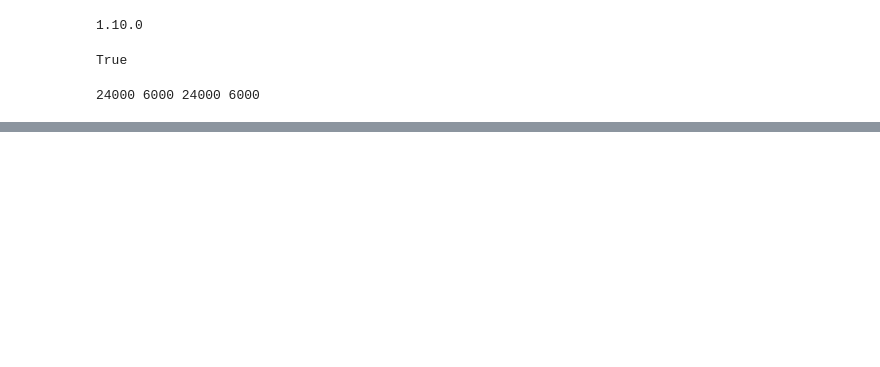
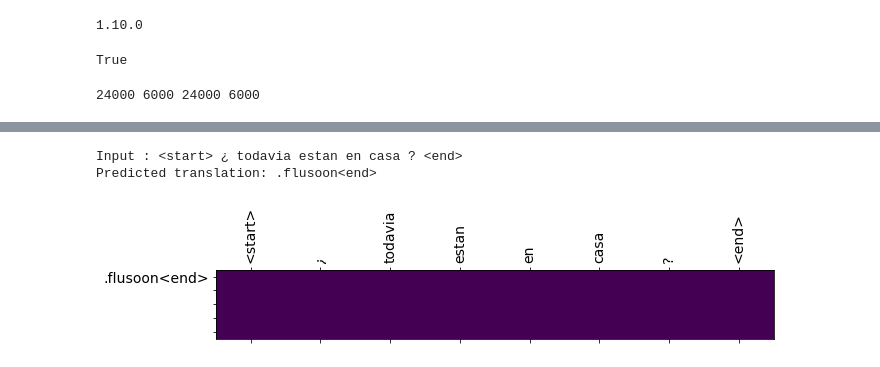
Before and after one commit to aman304gupta/Neural_Machine_Translation, a Jupyter notebook: Untitled.ipynb, the cells around one changed output, grey strips where cells are left out. Saved outputs shown, nothing was run; the diff lists cells and outputs as text; code cells hidden in the pictures; blank space fills up the shorter version.

```diff
--- a/Untitled.ipynb
+++ b/Untitled.ipynb
@@ -143,0 +394,6 @@ dataset = dataset.batch(BATCH_SIZE, drop_remainder = True) ## i.e drop the last
+# %%
+translate('¿todavia estan en casa?', encoder, decoder, inp_lang, targ_lang, max_length_inp, max_length_tar)
+# %% [output]
+Input : <start> ¿ todavia estan en casa ? <end>
+Predicted translation: .flusoon<end>
+[figure, added]
```
Also changed, not shown: parts of 17 cells of this notebook, 1 other file.
